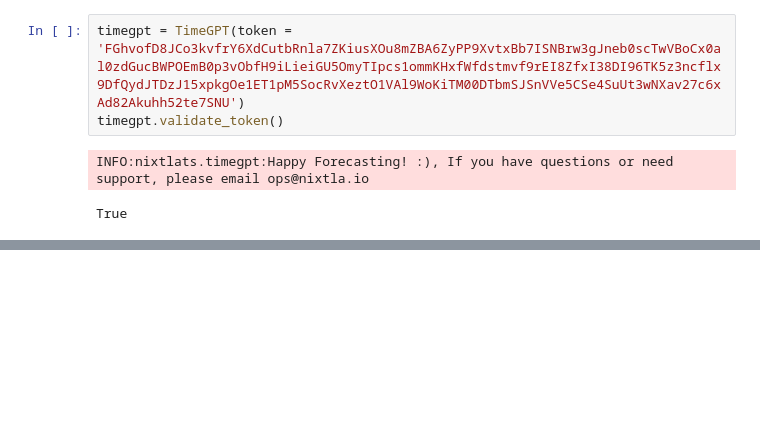
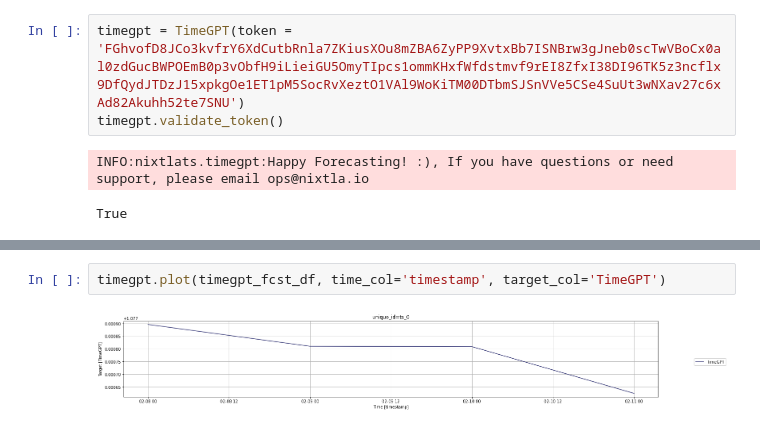
Before and after one commit to davidjtgriffiths/TimeGPT, a Jupyter notebook: ForecastEURUSD.ipynb, the cells around one changed output, grey strips where cells are left out. Drawn from its saved outputs; the diff is of its cells as text; blank space fills up the shorter version.

```diff
--- a/ForecastEURUSD.ipynb
+++ b/ForecastEURUSD.ipynb
@@ -52,0 +61,4 @@ timegpt.plot(df, timegpt_fcst_df, time_col='timestamp', target_col='value')
+# %%
+timegpt.plot(timegpt_fcst_df, time_col='timestamp', target_col='TimeGPT')
+# %% [output]
+[figure, added]
```
Also changed, not shown: parts of 6 cells of this notebook.
